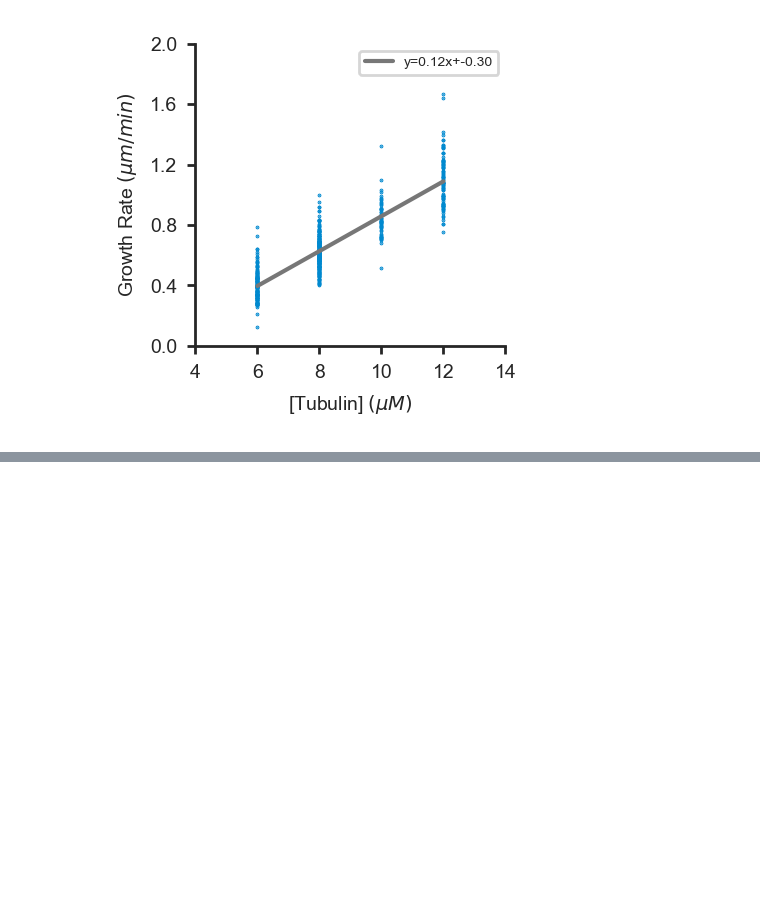
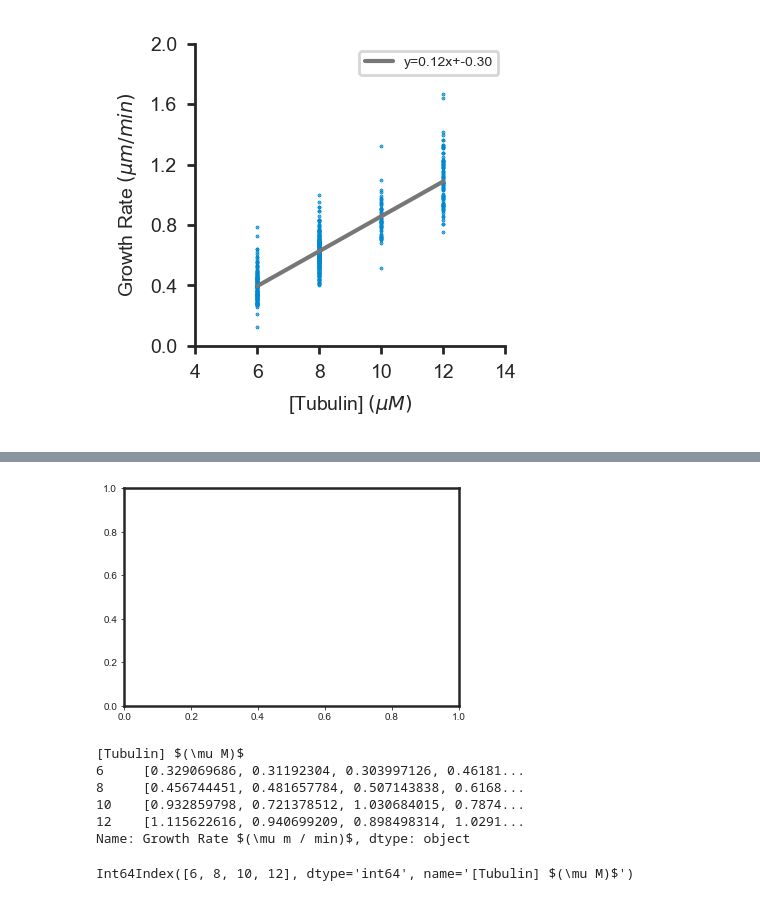
Before and after one commit to brouhardlab/brouhardlab-scripts, a Jupyter notebook: notebooks/Brandi/Plotting_dynamics.ipynb, the cells around one changed output, grey strips where cells are left out. Drawn from its saved outputs; the diff is of its cells as text; code cells hidden in the pictures; blank space fills up the shorter version.

Commit message:
Violinplot scripts

```diff
--- a/notebooks/Brandi/Plotting_dynamics.ipynb
+++ b/notebooks/Brandi/Plotting_dynamics.ipynb
@@ -190,0 +211,29 @@ plt.legend(fontsize=5)
+# %%
+
+
+fig, axes = plt.subplots()
+
+ax.violinplot(df)
+
+ax.set_title(GrowthRate)
+ax.yaxis.grid(True)
+ax.set_xlabel(tubulin)
+ax.set_ylabel(GrowthRate)
+
+plt.show()
+# %% [output]
+[figure, added]
+# %%
+df1=(data.groupby(tubulin)[GrowthRate].agg(lambda x:list(x)))
+df1
+# %% [output]
+[Tubulin] $(\mu M)$
+6     [0.329069686, 0.31192304, 0.303997126, 0.46181...
+8     [0.456744451, 0.481657784, 0.507143838, 0.6168...
+10    [0.932859798, 0.721378512, 1.030684015, 0.7874...
+12    [1.115622616, 0.940699209, 0.898498314, 1.0291...
+Name: Growth Rate $(\mu m / min)$, dtype: object
+# %%
+df1.index
+# %% [output]
+Int64Index([6, 8, 10, 12], dtype='int64', name='[Tubulin] $(\mu M)$')
```
Also changed, not shown: parts of 2 cells of this notebook.
